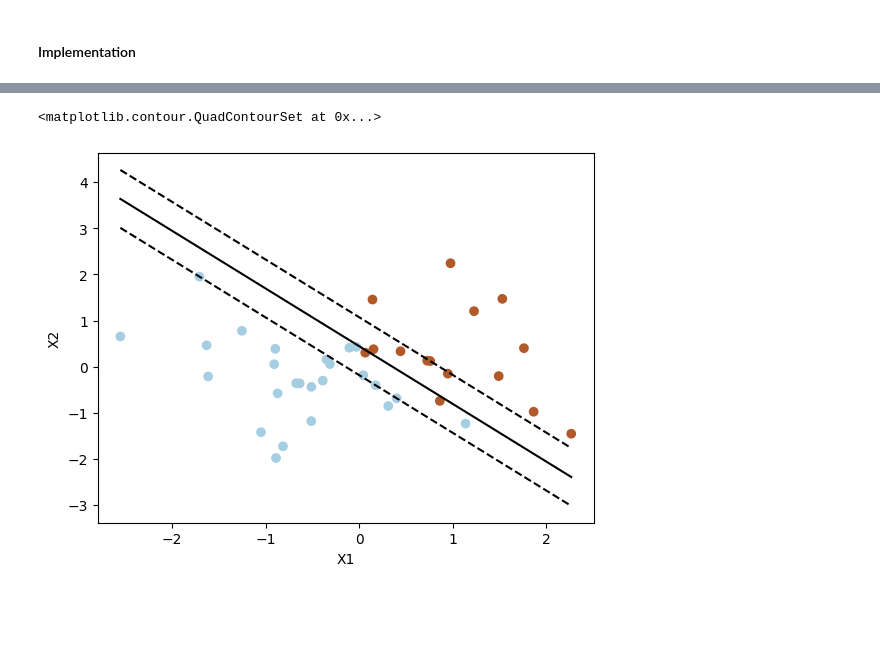
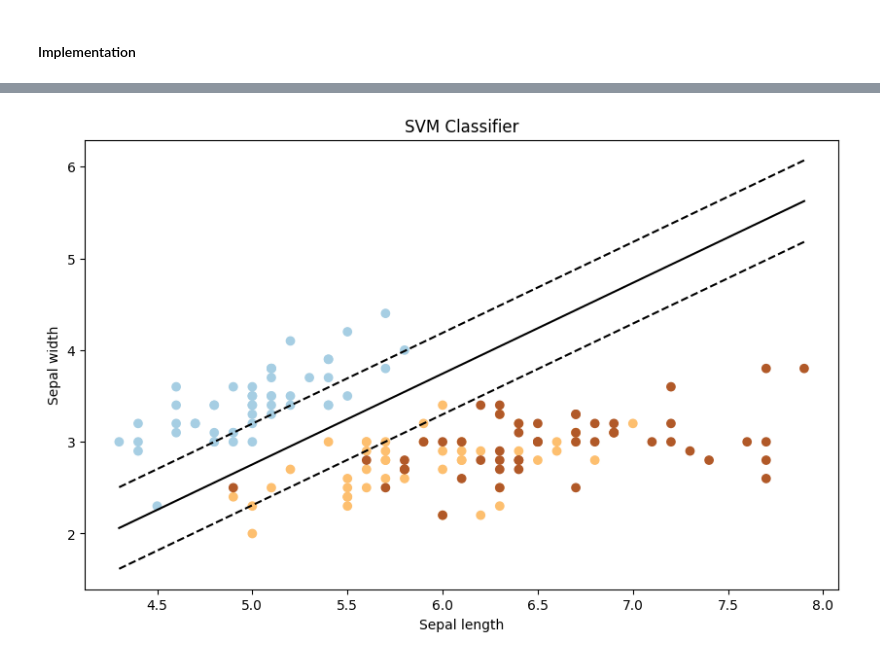
Before and after one commit to emmanuelepp/machine-learning-algorithms, a Jupyter notebook: Supervised Learning/Classification/support-vector-machines-classification/svmc.ipynb, the cells around one changed output, grey strips where cells are left out. Cells and saved outputs as stored; diff of their text form; code cells hidden in the pictures; blank space fills up the shorter version.

```diff
--- a/Supervised Learning/Classification/support-vector-machines-classification/svmc.ipynb
+++ b/Supervised Learning/Classification/support-vector-machines-classification/svmc.ipynb
@@ -62,5 +59,10 @@ X, y = make_blobs(n_samples=100, centers=2, random_state=6)
+# %%
+# Load dataset
+iris = datasets.load_iris()
+X = iris.data[:, :2]
+y = iris.target
 # %%
-# Create a model SVM with lineal kernel
-clf = svm.SVC(kernel='linear', C=1000)
+# Create the classifier
+clf = svm.SVC(kernel='linear')
 clf.fit(X, y)
 # %% [output]
@@ -86,5 +69,0 @@ Z = clf.decision_function(xy).reshape(XX.shape)
-# %%
-# Draw decision boundaries and margins
-ax.contour(XX, YY, Z, colors='k', levels=[-1, 0, 1], alpha=0.5, linestyles=['--', '-', '--'])
-# %% [output]
-<matplotlib.contour.QuadContourSet at 0x...>
@@ -94,38 +70,29 @@ ax.scatter(clf.support_vectors_[:, 0], clf.support_vectors_[:, 1], s=100,linewid
 # %%
-import numpy as np
-import matplotlib.pyplot as plt
-from sklearn import svm
+# View the results
+plt.figure(figsize=(10, 6))
 
-# Generar datos de entrenamiento
-np.random.seed(0)
-X = np.random.randn(40, 2)
-y = np.where((X[:, 0] + X[:, 1] > 0) & (X[:, 0] > 0), 1, -1)
+# Plot the data points
+plt.scatter(X[:, 0], X[:, 1], c=y, cmap=plt.cm.Paired)
 
-# Crear el clasificador SVM
-clf = svm.SVC(kernel='linear')
-clf.fit(X, y)
-
-# Graficar los puntos de datos
-plt.scatter(X[:, 0], X[:, 1], c=y, cmap=plt.cm.Paired)
-plt.xlabel('X1')
-plt.ylabel('X2')
-
-# Dibujar el hiperplano separador
+# Draw the separating hyperplane
 w = clf.coef_[0]
 a = -w[0] / w[1]
-xx = np.linspace(X[:, 0].min(), X[:, 0].max())
-yy = a * xx - clf.intercept_[0] / w[1]
+xx = [X[:, 0].min(), X[:, 0].max()]
+yy = [a * xx[0] - clf.intercept_[0] / w[1], a * xx[1] - clf.intercept_[0] / w[1]]
 
 plt.plot(xx, yy, 'k-')
 
-# Dibujar los márgenes
-margin = 1 / np.sqrt(np.sum(clf.coef_ ** 2))
-yy_down = yy - np.sqrt(1 + a ** 2) * margin
-yy_up = yy + np.sqrt(1 + a ** 2) * margin
+# Draw the margins
+margin = 1 / abs(w[1])
+yy_down = [yy[0] - margin, yy[1] - margin]
+yy_up = [yy[0] + margin, yy[1] + margin]
 
 plt.plot(xx, yy_down, 'k--')
 plt.plot(xx, yy_up, 'k--')
 
+plt.xlabel('Sepal length')
+plt.ylabel('Sepal width')
+plt.title('SVM Classifier')
 plt.show()
 # %% [output]
-[figure, old version]
+[figure, new version]
```
Also changed, not shown: parts of 6 cells of this notebook.
